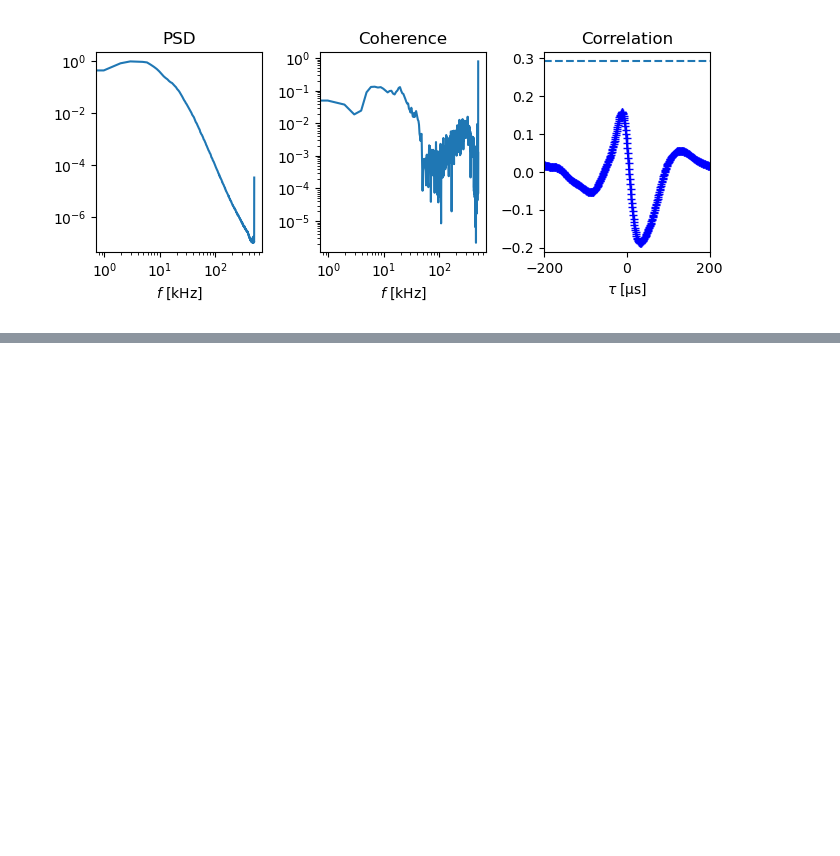
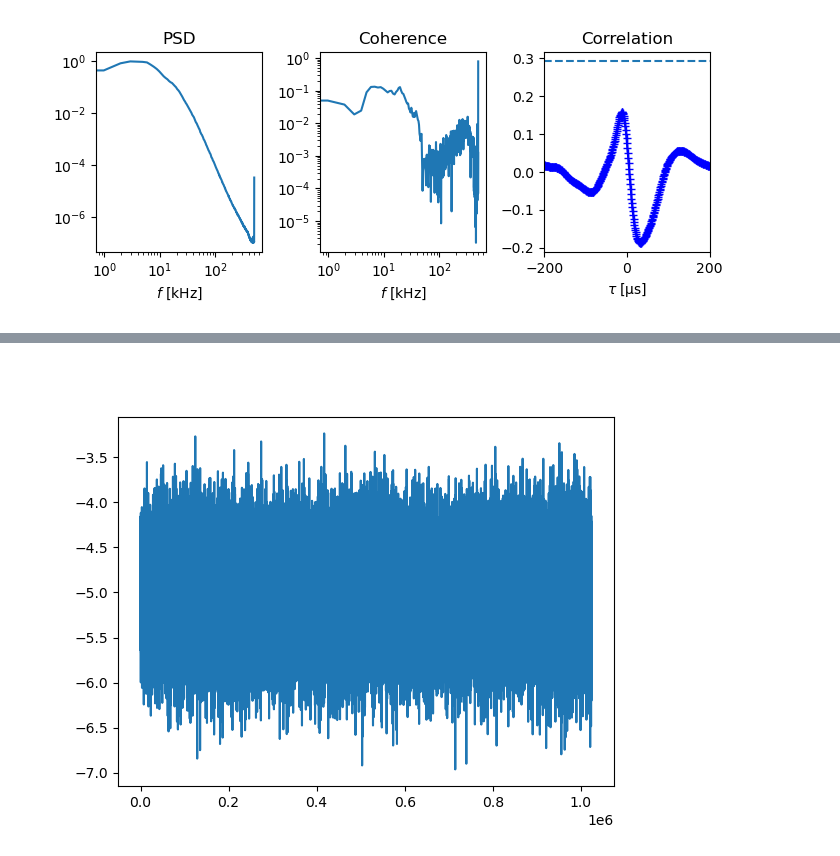
Before and after one commit to SaschaRienaecker/TJ-K, a Jupyter notebook: notebooks/Victor_version.ipynb, the cells around one changed output, grey strips where cells are left out. Saved outputs shown, nothing was run; the diff lists cells and outputs as text; code cells hidden in the pictures; blank space fills up the shorter version.

```diff
--- a/notebooks/Victor_version.ipynb
+++ b/notebooks/Victor_version.ipynb
@@ -88,0 +130,12 @@ print(np.mean(Bt_array_OPA))
+# %%
+# Compute the temporal mean of the poloidal zonal potential
+time = len(Datp[0, 0])
+zonal_potential_OPA = np.zeros(time)
+for t in range(time):
+    zonal_potential_OPA[t] = np.mean(Datp[:, 1, t])
+
+plt.figure()
+plt.plot(zonal_potential_OPA)
+plt.show()
+# %% [output]
+[figure, added]
```
Also changed, not shown: parts of 32 cells of this notebook.
